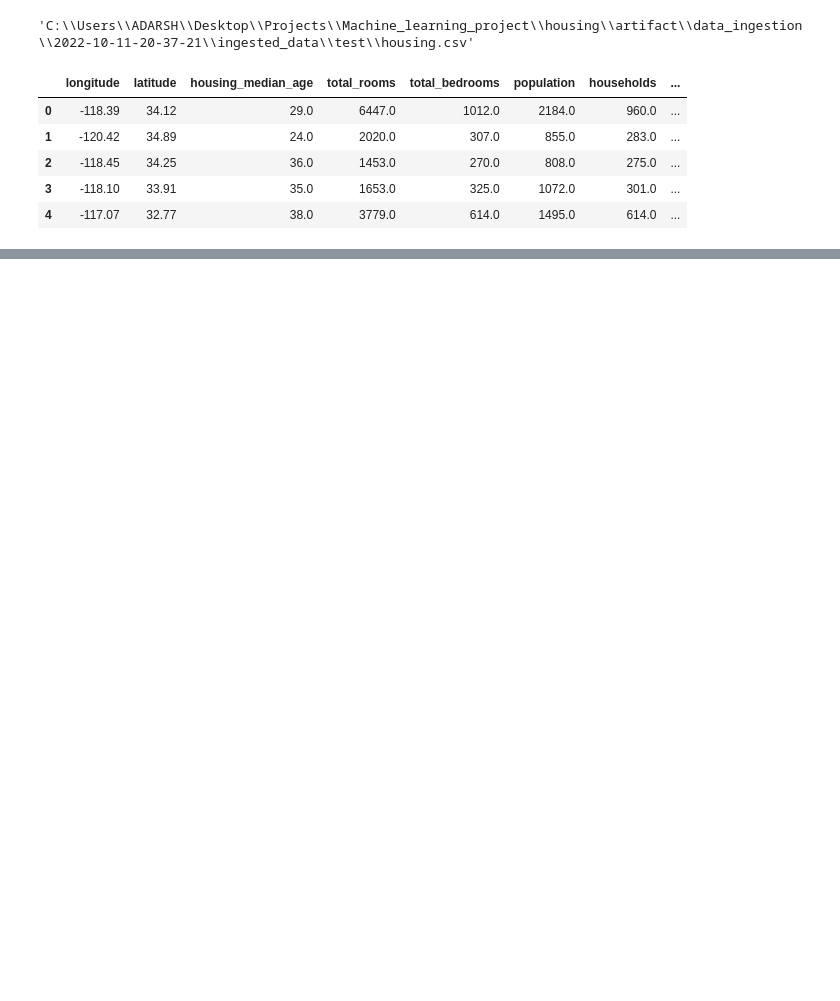
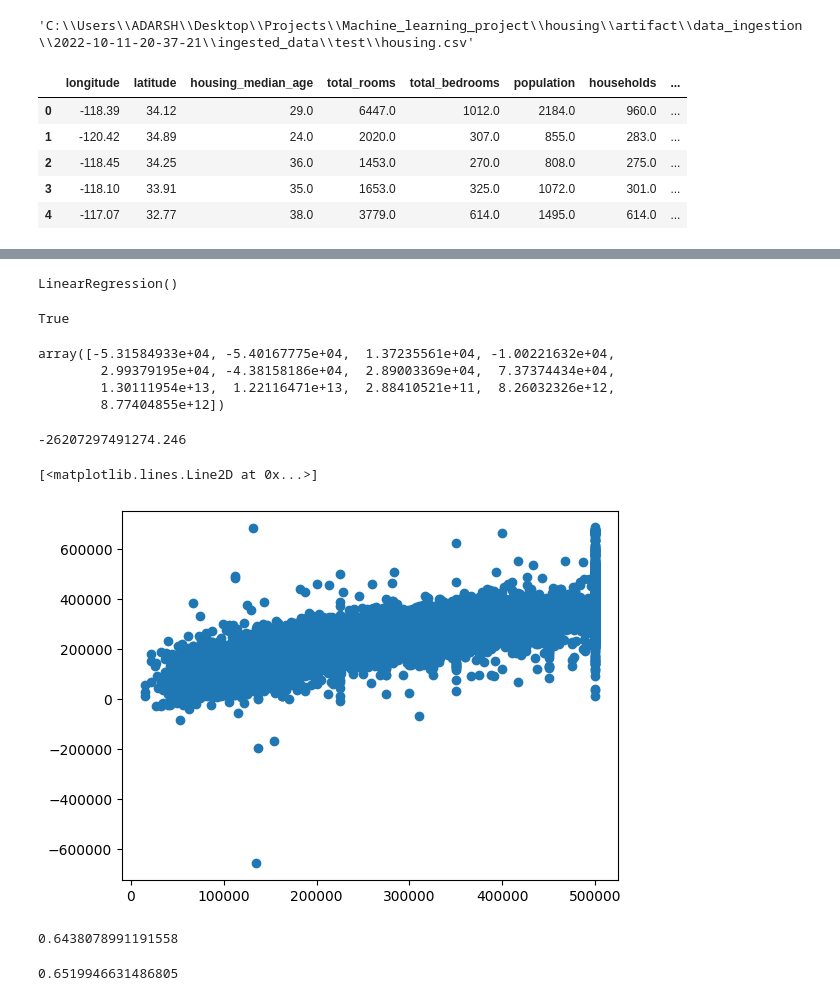
Before and after one commit to Adarsh-singh-2002/Machine_learning_project, a Jupyter notebook: notebook/EDA.ipynb, the cells around one changed output, grey strips where cells are left out. Drawn from its saved outputs; the diff is of its cells as text; code cells hidden in the pictures; blank space fills up the shorter version.

```diff
--- a/notebook/EDA.ipynb
+++ b/notebook/EDA.ipynb
@@ -367,0 +388,25 @@ NameError: name 'preprocessing_loaded_object' is not defined
+# %%
+x = train_df
+# %%
+y = np.array(df.median_house_value)
+# %%
+lr.fit(x,y)
+# %% [output]
+LinearRegression()
+# %%
+lr.fit_intercept
+# %% [output]
+True
+# %%
+lr.coef_
+# %% [output]
+array([-5.31584933e+04, -5.40167775e+04,  1.37235561e+04, -1.00221632e+04,
+        2.99379195e+04, -4.38158186e+04,  2.89003369e+04,  7.37374434e+04,
+        1.30111954e+13,  1.22116471e+13,  2.88410521e+11,  8.26032326e+12,
+        8.77404855e+12])
+# %%
+lr.intercept_
+# %% [output]
+-26207297491274.246
+# %%
+y_hat = lr.predict(x)
@@ -367,0 +415,5 @@ NameError: name 'preprocessing_loaded_object' is not defined
+# %%
+plt.plot(y,y_hat,"o")
+# %% [output]
+[<matplotlib.lines.Line2D at 0x...>]
+[figure, added]
@@ -367,0 +422,4 @@ NameError: name 'preprocessing_loaded_object' is not defined
+# %%
+r2_score(y,y_hat)
+# %% [output]
+0.6438078991191558
@@ -367,0 +430,4 @@ NameError: name 'preprocessing_loaded_object' is not defined
+# %%
+r2_score(y_test,yhat_test)
+# %% [output]
+0.6519946631486805
```
Also changed, not shown: parts of 17 cells of this notebook, 10 other files.
